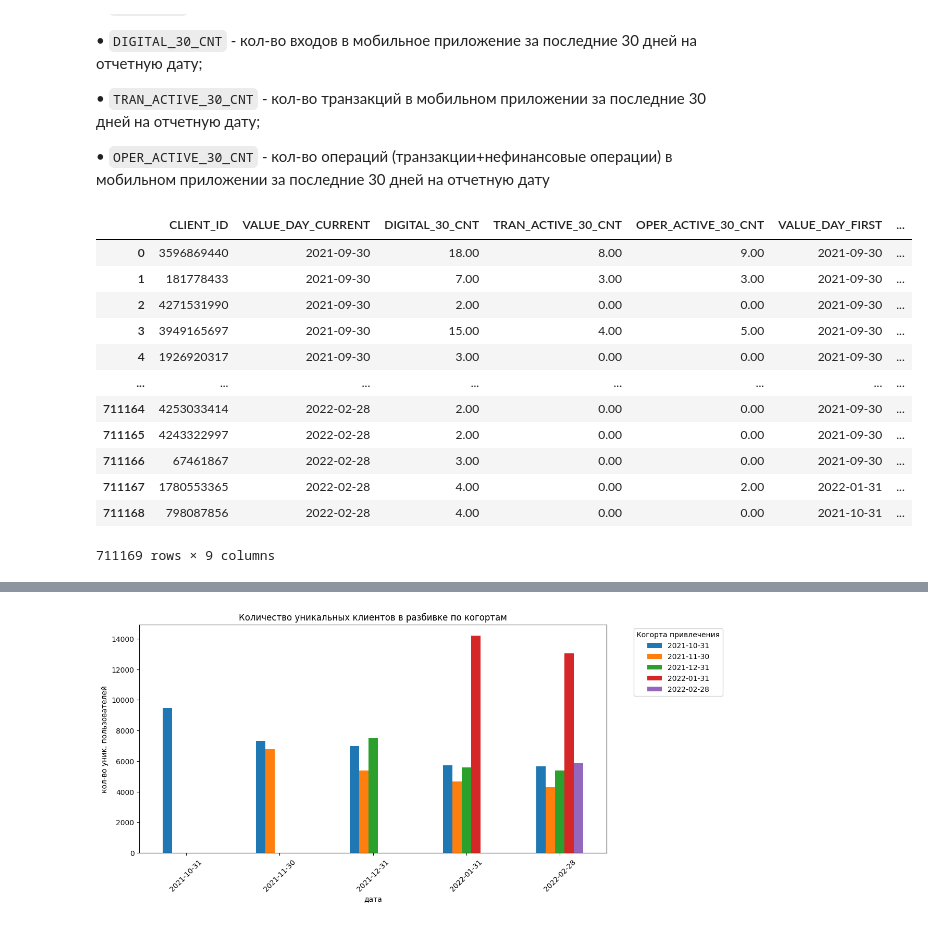
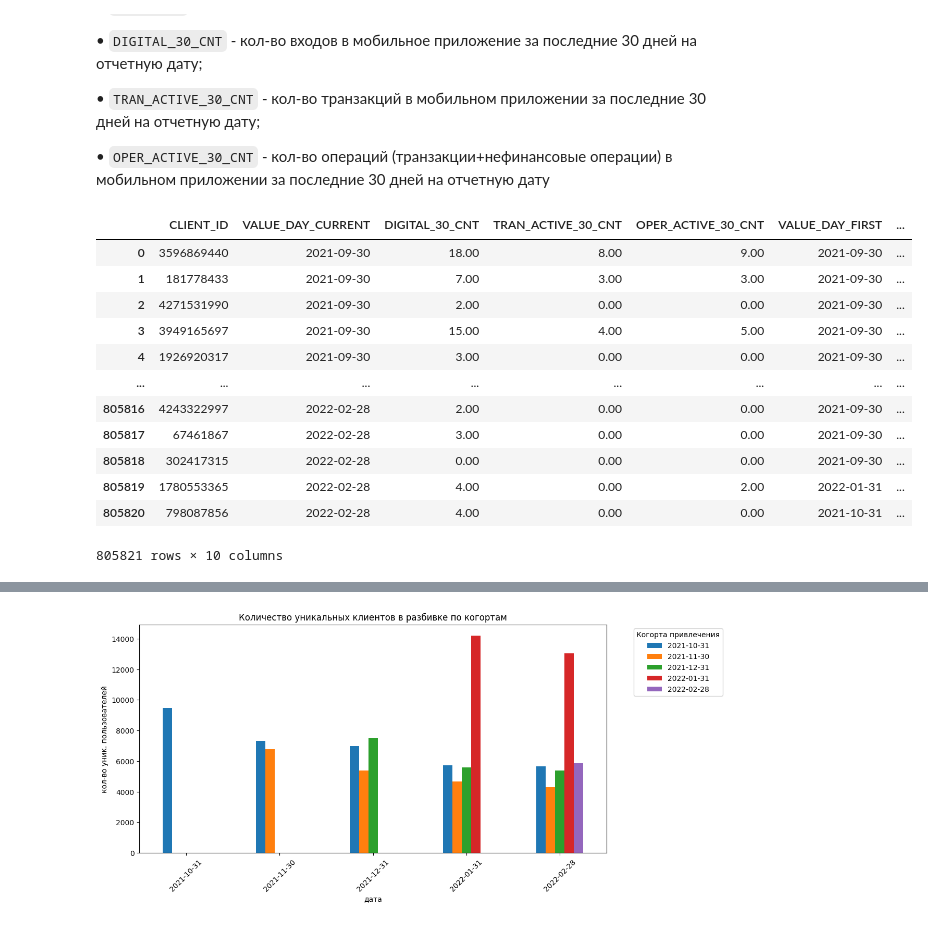
Before and after one commit to Tigran28102003/personal_projects, a Jupyter notebook: alpha_test/alpha_test.ipynb, the cells around one changed output, grey strips where cells are left out. Drawn from its saved outputs; the diff is of its cells as text; code cells hidden in the pictures.

```diff
--- a/alpha_test/alpha_test.ipynb
+++ b/alpha_test/alpha_test.ipynb
@@ -18,6 +18,7 @@ df = pd.read_csv(
 )
 
 df.VALUE_DAY = df.VALUE_DAY.dt.date
+df.fillna(0, inplace=True)
 
 df.head()
 # %% [output]
@@ -27,14 +28,6 @@ df.head()
 | 2 | 4271531990 | 2021-09-30 | 2.00 | 0.00 | 0.00 |
 | 3 | 3949165697 | 2021-09-30 | 15.00 | 4.00 | 5.00 |
 | 4 | 1926920317 | 2021-09-30 | 3.00 | 0.00 | 0.00 |
-# %%
-# убедимся, что действительно когда в одной колонке пустое значение, то так везде, дабы быть спокойны, что не терям ничего
-
-list(df[df['TRAN_ACTIVE_30_CNT'].isna()].index) == list(df[df['OPER_ACTIVE_30_CNT'].isna()].index) == list(df[df['DIGITAL_30_CNT'].isna()].index) # True
-
-# теперь можем спокойно дропать nan
-
-df.drop_duplicates(ignore_index=True).dropna(inplace=True, ignore_index=True)
 # %% [markdown]
 Описание полей (названий столбцов):
 
@@ -50,27 +43,34 @@ df.drop_duplicates(ignore_index=True).dropna(inplace=True, ignore_index=True)
 # %%
 dfc = df.merge(
      df.groupby('CLIENT_ID')['VALUE_DAY'].transform('min')
     ,left_index=True
     ,right_index=True
     ,suffixes=['_CURRENT', '_FIRST']
-).astype({'VALUE_DAY_CURRENT': 'datetime64[ns]', 'VALUE_DAY_FIRST': 'datetime64[ns]'})
+).astype({'VALUE_DAY_CURRENT': 'datetime64[ns]',
+          'VALUE_DAY_FIRST': 'datetime64[ns]'})
 
+dfc.VALUE_DAY_CURRENT = dfc.VALUE_DAY_CURRENT.dt.date
+dfc.VALUE_DAY_FIRST = dfc.VALUE_DAY_FIRST.dt.date
+
+dfc['just_act'] = 1 * ((dfc['DIGITAL_30_CNT'] > 0) |
+                       (dfc['TRAN_ACTIVE_30_CNT'] > 0) |
+                       (dfc['OPER_ACTIVE_30_CNT'] > 0))
 dfc['digital_act'] = 1 * (dfc['DIGITAL_30_CNT'] > 0)
 dfc['trans_act'] = 1 * (dfc['TRAN_ACTIVE_30_CNT'] > 0)
 dfc['oper_act'] = 1 * (dfc['OPER_ACTIVE_30_CNT'] > 0)
 
 dfc
 # %% [output]
 |  | CLIENT_ID | VALUE_DAY_CURRENT | DIGITAL_30_CNT | TRAN_ACTIVE_30_CNT | OPER_ACTIVE_30_CNT | VALUE_DAY_FIRST | ... |
 | 0 | 3596869440 | 2021-09-30 | 18.00 | 8.00 | 9.00 | 2021-09-30 | ... |
 | 1 | 181778433 | 2021-09-30 | 7.00 | 3.00 | 3.00 | 2021-09-30 | ... |
 | 2 | 4271531990 | 2021-09-30 | 2.00 | 0.00 | 0.00 | 2021-09-30 | ... |
 | 3 | 3949165697 | 2021-09-30 | 15.00 | 4.00 | 5.00 | 2021-09-30 | ... |
 | 4 | 1926920317 | 2021-09-30 | 3.00 | 0.00 | 0.00 | 2021-09-30 | ... |
 | ... | ... | ... | ... | ... | ... | ... | ... |
-| 711164 | 4253033414 | 2022-02-28 | 2.00 | 0.00 | 0.00 | 2021-09-30 | ... |
-| 711165 | 4243322997 | 2022-02-28 | 2.00 | 0.00 | 0.00 | 2021-09-30 | ... |
-| 711166 | 67461867 | 2022-02-28 | 3.00 | 0.00 | 0.00 | 2021-09-30 | ... |
-| 711167 | 1780553365 | 2022-02-28 | 4.00 | 0.00 | 2.00 | 2022-01-31 | ... |
-| 711168 | 798087856 | 2022-02-28 | 4.00 | 0.00 | 0.00 | 2021-10-31 | ... |
+| 805816 | 4243322997 | 2022-02-28 | 2.00 | 0.00 | 0.00 | 2021-09-30 | ... |
+| 805817 | 67461867 | 2022-02-28 | 3.00 | 0.00 | 0.00 | 2021-09-30 | ... |
+| 805818 | 302417315 | 2022-02-28 | 0.00 | 0.00 | 0.00 | 2021-09-30 | ... |
+| 805819 | 1780553365 | 2022-02-28 | 4.00 | 0.00 | 2.00 | 2022-01-31 | ... |
+| 805820 | 798087856 | 2022-02-28 | 4.00 | 0.00 | 0.00 | 2021-10-31 | ... |
-711169 rows × 9 columns
+805821 rows × 10 columns
```
Also changed, not shown: parts of 18 cells of this notebook, 1 other file.
